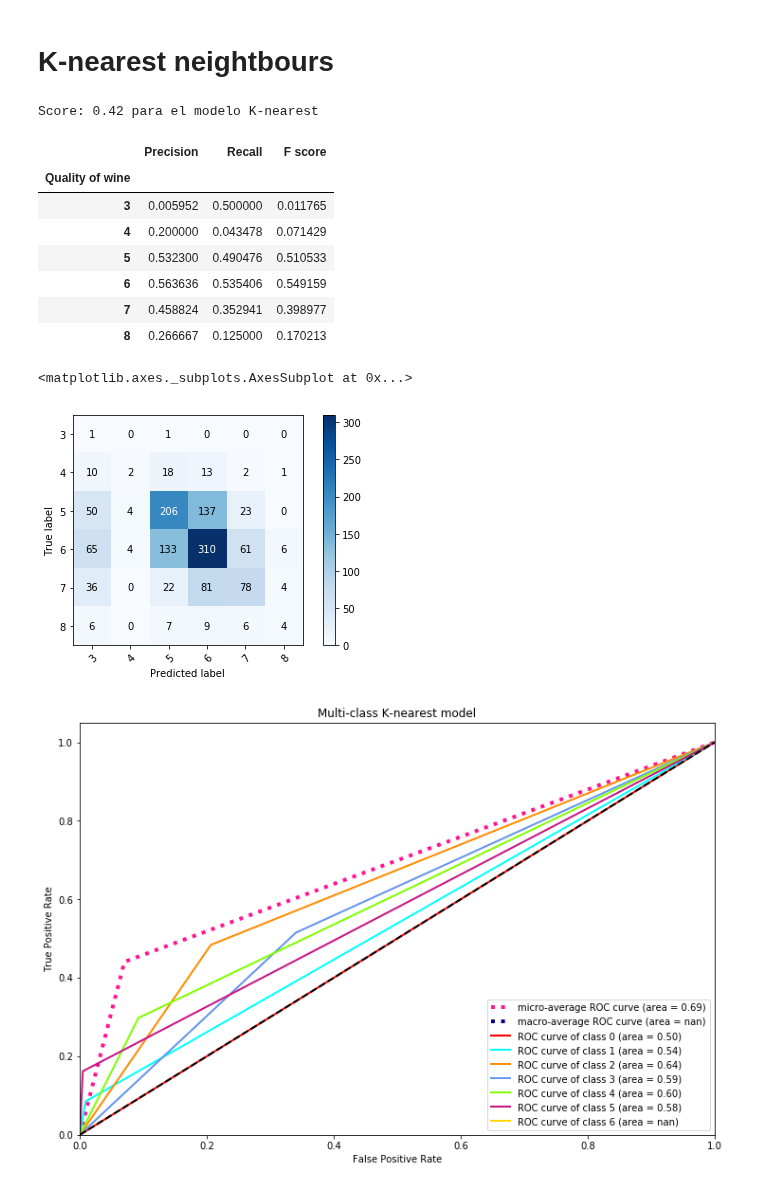
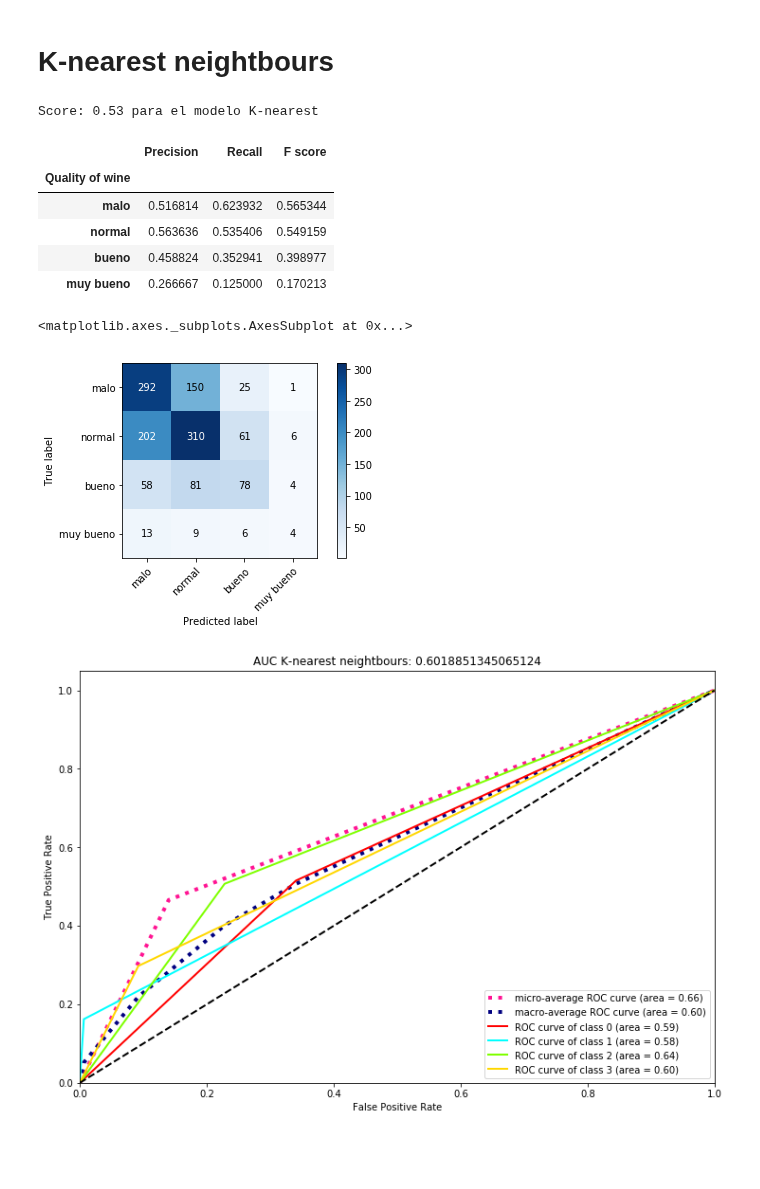
Before and after one commit to Paulapr/datamad0119, a Jupyter notebook: module-3/supervised-learning-project/your-code/Supervised learning project.ipynb, the cells around one changed output. Drawn from its saved outputs; the diff is of its cells as text; code cells hidden in the pictures; blank space fills up the shorter version.

```diff
--- a/module-3/supervised-learning-project/your-code/Supervised learning project.ipynb
+++ b/module-3/supervised-learning-project/your-code/Supervised learning project.ipynb
@@ -86,13 +86,10 @@ display(wines.head())
 | 3 | 7.2 | 0.23 | 0.32 | 8.5 | 0.058 | 47.0 | ... |
 | 4 | 7.2 | 0.23 | 0.32 | 8.5 | 0.058 | 47.0 | ... |
 # %%
-wines['quality'] = wines['quality'].astype(str)   # convertir en categoria
-
 wines['quality'].value_counts()     # Multilabel, 7 categorias
 
 # de la calificacion mas baja (3),y las mas alta(9),hay pocos valores,en principio van a ser dificiles de predecir.
 # Los datos no estan balanceados, quizás lo mejor sería agruparlos en bins: 9,8,7 (bueno); 6(normal); 5,4,3 (regular)
-# de momento no voy a dividirlos, voy a entrenar asi el modelo para ver que resultados obtengo
 # %% [output]
 6    2836
 5    2138
@@ -102,3 +99,11 @@ wines['quality'].value_counts()     # Multilabel, 7 categorias
 3      30
 9       5
 Name: quality, dtype: int64
+# %%
+# Los datos no estan balanceados, lo mejor es agruparlos en bins:
+# 9,8 (muy bueno); 7 (bueno), 6(normal); 5,4,3 (malo)
+
+bins = [3,5,6,7,9]
+labels = ["malo","normal","bueno","muy bueno"]
+
+wines['quality'] = pd.cut(wines['quality'], bins=bins, labels=labels)
@@ -435,35 +451,35 @@ score_knn = balanced_accuracy_score(actual_values, predictions_knn)
 
 print("Score: %0.2f para el modelo K-nearest" % (score_forest))
 # %% [output]
-Score: 0.42 para el modelo K-nearest
+Score: 0.53 para el modelo K-nearest
 # %%
 # precision and recall
 
 precision = pd.DataFrame(precision_score(actual_values, predictions_knn, average=None))
 recall = pd.DataFrame(recall_score(actual_values, predictions_knn, average=None))
 f_score = pd.DataFrame(f1_score(actual_values, predictions_knn, average=None))
 
 evaluation = pd.concat([precision, recall, f_score], axis=1)
 evaluation.columns = ['Precision', 'Recall', 'F score']
-evaluation.index = ['3','4','5','6','7','8']
+evaluation.index = ["malo","normal","bueno","muy bueno"]
 evaluation.index.name = 'Quality of wine'
 evaluation
+
+# este detecta mejor los vinos malos también, pero peor que el modelo random forest
 # %% [output]
 |  | Precision | Recall | F score |
 | Quality of wine |  |  |  |
-| 3 | 0.005952 | 0.500000 | 0.011765 |
-| 4 | 0.200000 | 0.043478 | 0.071429 |
-| 5 | 0.532300 | 0.490476 | 0.510533 |
-| 6 | 0.563636 | 0.535406 | 0.549159 |
-| 7 | 0.458824 | 0.352941 | 0.398977 |
-| 8 | 0.266667 | 0.125000 | 0.170213 |
+| malo | 0.516814 | 0.623932 | 0.565344 |
+| normal | 0.563636 | 0.535406 | 0.549159 |
+| bueno | 0.458824 | 0.352941 | 0.398977 |
+| muy bueno | 0.266667 | 0.125000 | 0.170213 |
 # %%
 # confusion matrix
 
 plot_confusion_matrix(actual_values, predictions_knn, y_train.columns)
 # %% [output]
 <matplotlib.axes._subplots.AxesSubplot at 0x...>
-[figure, old version]
+[figure, new version]
 # %%
 # ROC curve --> codigo de la documentacion
 
@@ -472,7 +488,7 @@ y_score = cls_knn.fit(X_train2, y_train2).predict(X_test2)
 fpr = dict()
 tpr = dict()
 roc_auc = dict()
-for i in range(n_classes):
+for i in range(4):
     fpr[i], tpr[i], _ = roc_curve(y_test2[:, i], y_score[:, i])
     roc_auc[i] = auc(fpr[i], tpr[i])
 
@@ -496,6 +512,7 @@ mean_tpr /= n_classes
 fpr["macro"] = all_fpr
 tpr["macro"] = mean_tpr
 roc_auc["macro"] = auc(fpr["macro"], tpr["macro"])
+auc2 = metrics.roc_auc_score(y_test2, y_score)
 
 # Plot all ROC curves
 plt.figure(figsize = (12,8))
@@ -509,7 +526,7 @@ plt.plot(fpr["macro"], tpr["macro"],
                ''.format(roc_auc["macro"]),
          color='navy', linestyle=':', linewidth=4)
 
-colors = cycle(['red','aqua', 'darkorange', 'cornflowerblue','chartreuse','mediumvioletred','gold'])
+colors = cycle(['red','aqua', 'chartreuse','gold'])
 for i, color in zip(range(n_classes), colors):
     plt.plot(fpr[i], tpr[i], color=color, lw=2,
              label='ROC curve of class {0} (area = {1:0.2f})'
@@ -520,11 +537,11 @@ plt.xlim([0.0, 1.0])
 plt.ylim([0.0, 1.05])
 plt.xlabel('False Positive Rate')
 plt.ylabel('True Positive Rate')
-plt.title('Multi-class K-nearest model')
+plt.title("AUC K-nearest neightbours: {}".format(auc2))
 plt.legend(loc="lower right")
 plt.show()
 # %% [output]
-[figure, old version]
+[figure, new version]
 # %% [markdown]
 # CONCLUSIONES:
 
```
Also changed, not shown: parts of 12 cells of this notebook.
